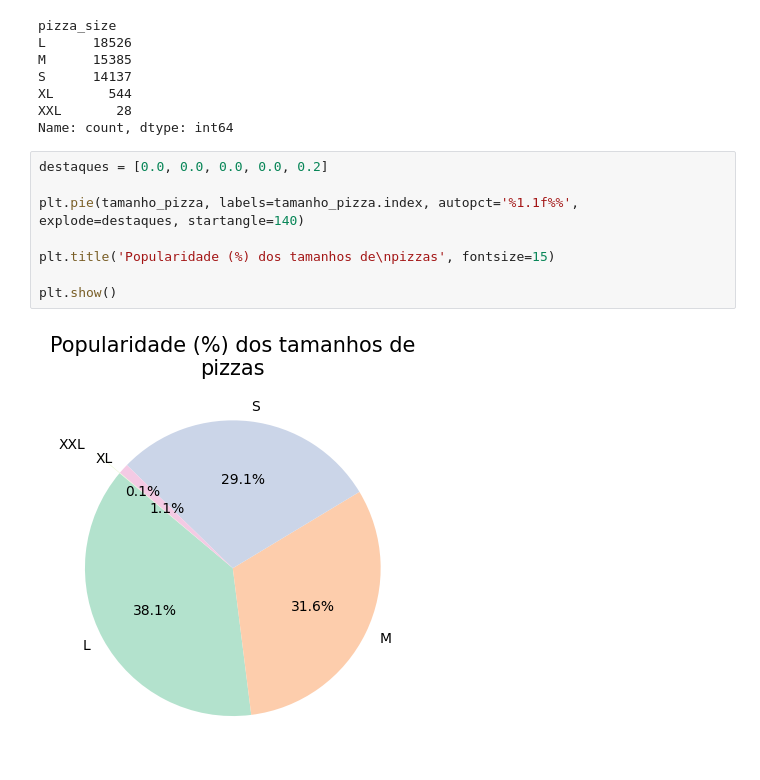
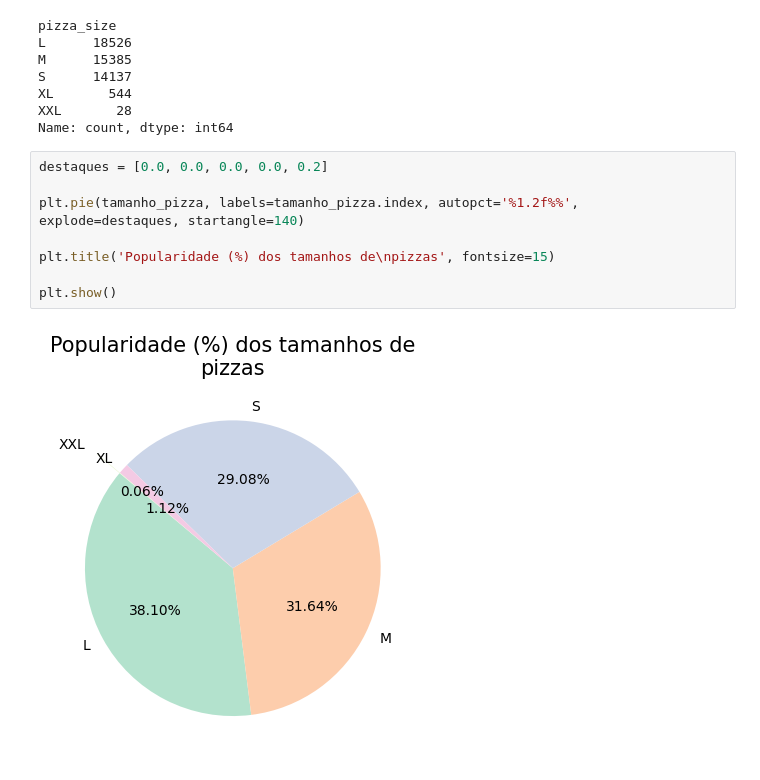
Before and after one commit to sdemoviart/resposito_teste, a Jupyter notebook: visualizacoes.ipynb, the cells around one changed output. Cells and saved outputs as stored; diff of their text form.

Commit message:
casas decimais de 1 para 2 no gráfico de pizza

```diff
--- a/visualizacoes.ipynb
+++ b/visualizacoes.ipynb
@@ -66,10 +66,10 @@ Name: count, dtype: int64
 # %%
 destaques = [0.0, 0.0, 0.0, 0.0, 0.2]
 
-plt.pie(tamanho_pizza, labels=tamanho_pizza.index, autopct='%1.1f%%', explode=destaques, startangle=140)
+plt.pie(tamanho_pizza, labels=tamanho_pizza.index, autopct='%1.2f%%', explode=destaques, startangle=140)
 
 plt.title('Popularidade (%) dos tamanhos de\npizzas', fontsize=15)
 
 plt.show()
 # %% [output]
-[figure, old version]
+[figure, new version]
```
